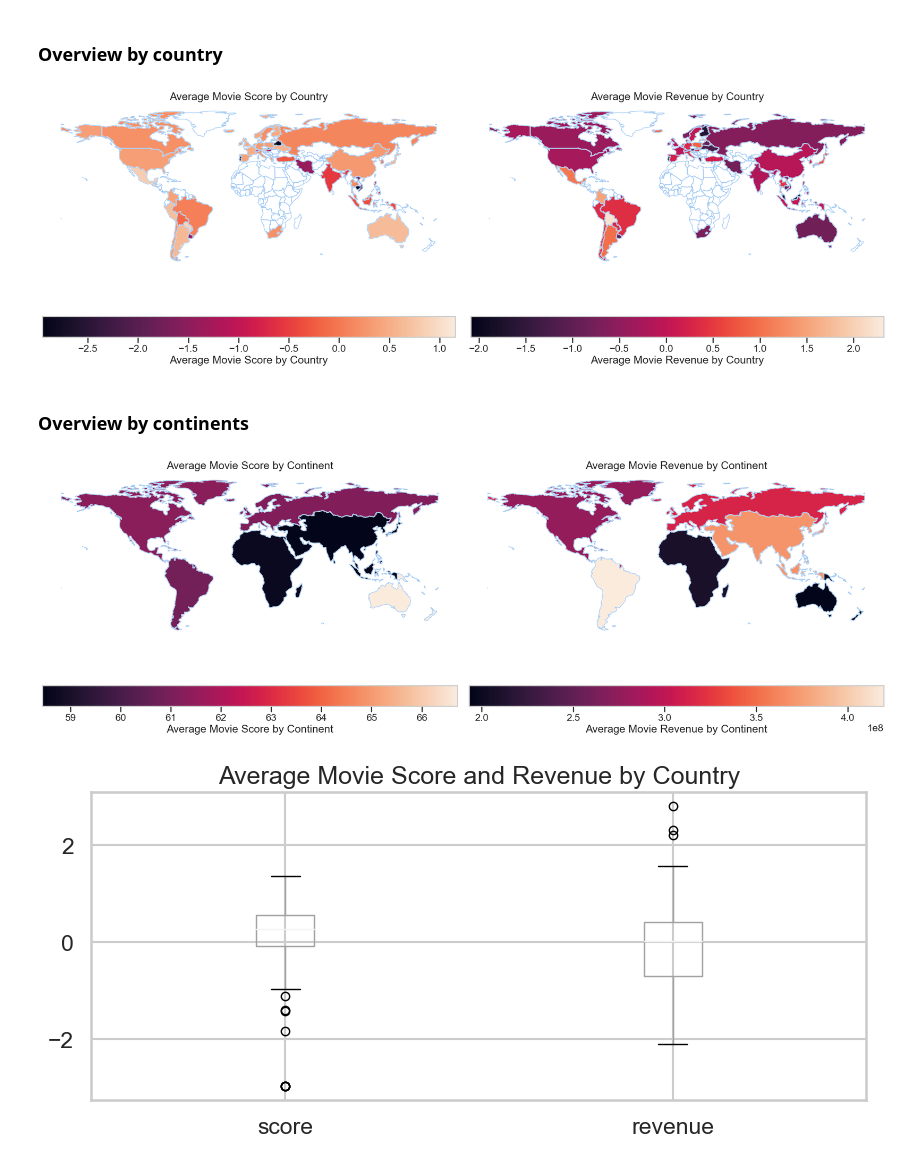
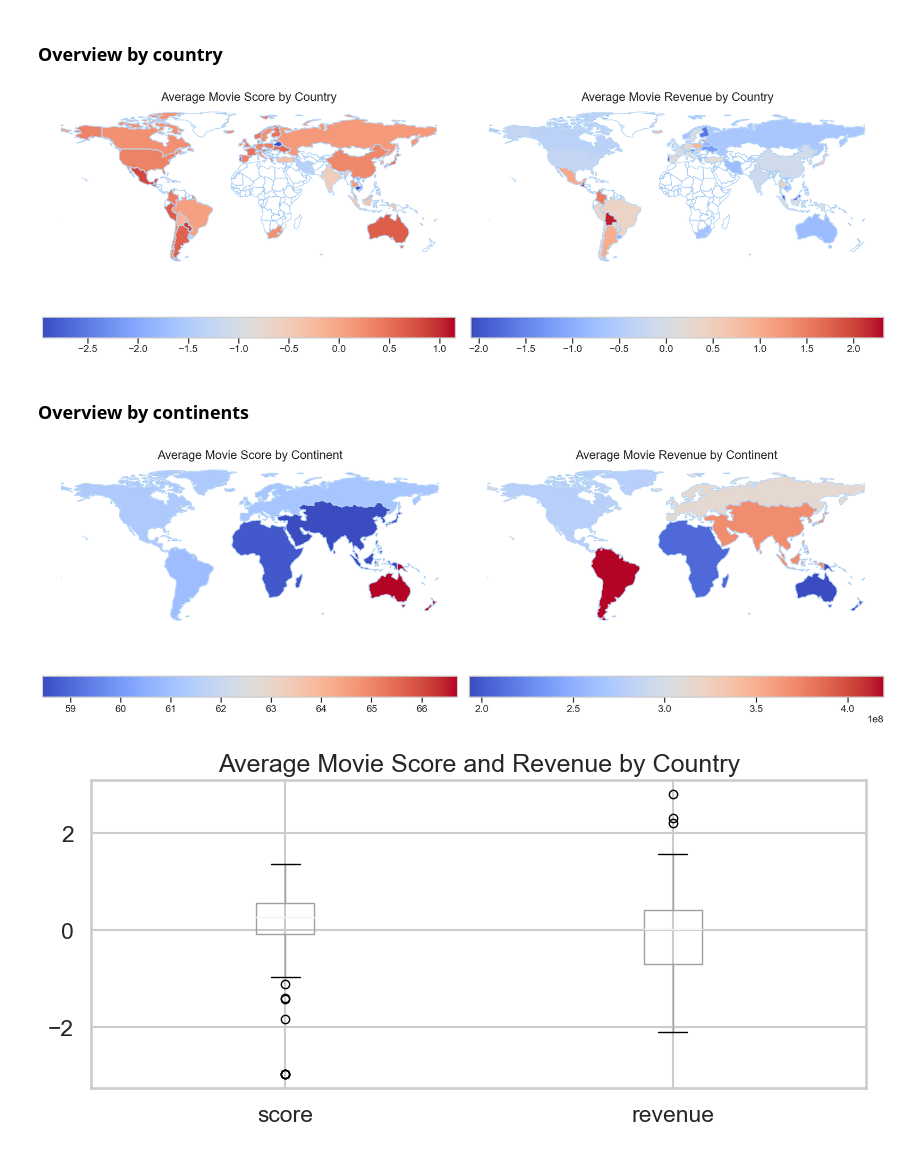
Before and after one commit to Xiaotong1120/Exploratory-Data-Analysis-on-Movie-Characters-MBTI-Personality-Types-, a Jupyter notebook: Geographic_EDA.ipynb, the cells around one changed output. Cells and saved outputs as stored; diff of their text form; code cells hidden in the pictures.

```diff
--- a/Geographic_EDA.ipynb
+++ b/Geographic_EDA.ipynb
@@ -9,6 +9,7 @@ import numpy as np
 from matplotlib import pyplot as plt
 import geopandas as gpd
 import seaborn as sns
+sns.set_style('whitegrid')
 from mpl_toolkits.axes_grid1 import make_axes_locatable
 # %%
 # Read the data
@@ -131,40 +132,38 @@ df_imdb_map['country'] = df_imdb_map['country'].map(country_mapping).fillna(df_i
 # Creating a dataframe for average score and revenue by country to merge with the world map
 average_scores_revenues = df_imdb_map.groupby('country').agg({'score': 'mean', 'revenue': 'mean'}).reset_index()
 
 # Standardizing the data
 from sklearn.preprocessing import StandardScaler
 average_scores_revenues['score'] = StandardScaler().fit_transform(average_scores_revenues[['score']])
 average_scores_revenues['revenue'] = StandardScaler().fit_transform(average_scores_revenues[['revenue']])
 
 # Merging with the world map data
 world_average = world.merge(average_scores_revenues, left_on='name', right_on="country", how='left')
 
 # print(world.head())
 
 # Plotting the data on the world map
 fig, axes = plt.subplots(1, 2, figsize=(20, 8))
 
 # Plot for average movie score by country
 world_average.boundary.plot(ax=axes[0], linewidth=1)
-world_average.plot(column='score', ax=axes[0], legend=True, legend_kwds={'label': "Average Movie Score by Country", 'orientation': "horizontal"})
-axes[0].set_title('Average Movie Score by Country')
+world_average.plot(column='score', ax=axes[0], legend=True, legend_kwds={'orientation': "horizontal"}, cmap='coolwarm')
+axes[0].set_title('Average Movie Score by Country', fontsize=20)
 axes[0].axis('off')
 
 # Plot for average movie revenue by country
 world_average.boundary.plot(ax=axes[1], linewidth=1)
-
-
-world_average.plot(column='revenue', ax=axes[1], legend=True, legend_kwds={'label': "Average Movie Revenue by Country", 'orientation': "horizontal"})
-axes[1].set_title('Average Movie Revenue by Country')
+world_average.plot(column='revenue', ax=axes[1], legend=True, legend_kwds={ 'orientation': "horizontal"}, cmap="coolwarm")
+axes[1].set_title('Average Movie Revenue by Country', fontsize=20)
 axes[1].axis('off')
 
 plt.tight_layout()
 plt.show()
 
 # save the figure
 fig.savefig(fig_save_path + "/average_score_revenue_map.png")
 # %% [output]
-[figure, old version]
+[figure, new version]
 # %% [markdown]
 ### Overview by continents
 # %%
@@ -192,14 +191,14 @@ fig, axes = plt.subplots(1, 2, figsize=(20, 8))
 
 # Plot for average movie score by continent
 world_continents.boundary.plot(ax=axes[0], linewidth=1)
-world_continents.plot(column='score', ax=axes[0], legend=True, legend_kwds={'label': "Average Movie Score by Continent", 'orientation': "horizontal"})
-axes[0].set_title('Average Movie Score by Continent')
+world_continents.plot(column='score', ax=axes[0], legend=True, legend_kwds={'orientation': "horizontal"}, cmap='coolwarm')
+axes[0].set_title('Average Movie Score by Continent', fontsize=20)
 axes[0].axis('off')
 
 # Plot for average movie revenue by continent
 world_continents.boundary.plot(ax=axes[1], linewidth=1)
-world_continents.plot(column='revenue', ax=axes[1], legend=True, legend_kwds={'label': "Average Movie Revenue by Continent", 'orientation': "horizontal"})
-axes[1].set_title('Average Movie Revenue by Continent')
+world_continents.plot(column='revenue', ax=axes[1], legend=True, legend_kwds={'orientation': "horizontal"}, cmap="coolwarm")
+axes[1].set_title('Average Movie Revenue by Continent', fontsize=20)
 axes[1].axis('off')
 
 plt.tight_layout()
@@ -207,7 +206,7 @@ plt.show()
 
 fig.savefig(fig_save_path + "/average_score_revenue_map_continents.png")
 # %% [output]
-[figure, old version]
+[figure, new version]
 # %%
 
 
```
Also changed, not shown: parts of 10 cells of this notebook, 28 other files.
